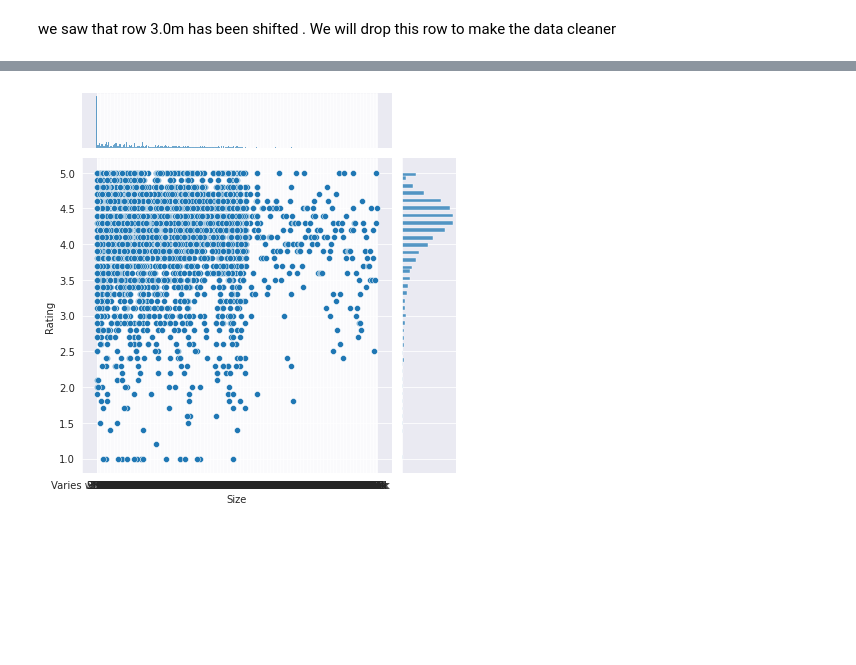
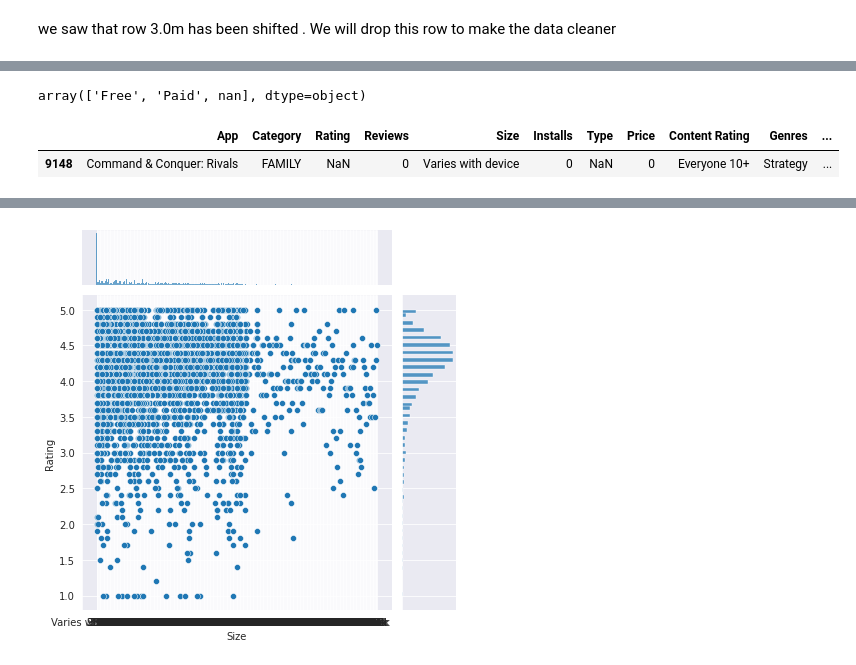
Before and after one commit to Sarthak016/Playstore_dd, a Jupyter notebook: playstore_update.ipynb, the cells around one changed output, grey strips where cells are left out. Saved outputs shown, nothing was run; the diff lists cells and outputs as text; code cells hidden in the pictures; blank space fills up the shorter version.

```diff
--- a/playstore_update.ipynb
+++ b/playstore_update.ipynb
@@ -82,3 +85,12 @@ playstore['Installs']
 # %%
 #converting to float type
 playstore['Installs']=playstore['Installs'].astype(float)
+# %%
+playstore['Type'].unique() #Find Unique Values From Type Columns
+# %% [output]
+array(['Free', 'Paid', nan], dtype=object)
+# %%
+playstore[playstore.Type.isnull()] #finding NaN data row
+# %% [output]
+|  | App | Category | Rating | Reviews | Size | Installs | Type | Price | Content Rating | Genres | ... |
+| 9148 | Command & Conquer: Rivals | FAMILY | NaN | 0 | Varies with device | 0 | NaN | 0 | Everyone 10+ | Strategy | ... |
```
Also changed, not shown: parts of 9 cells of this notebook.
